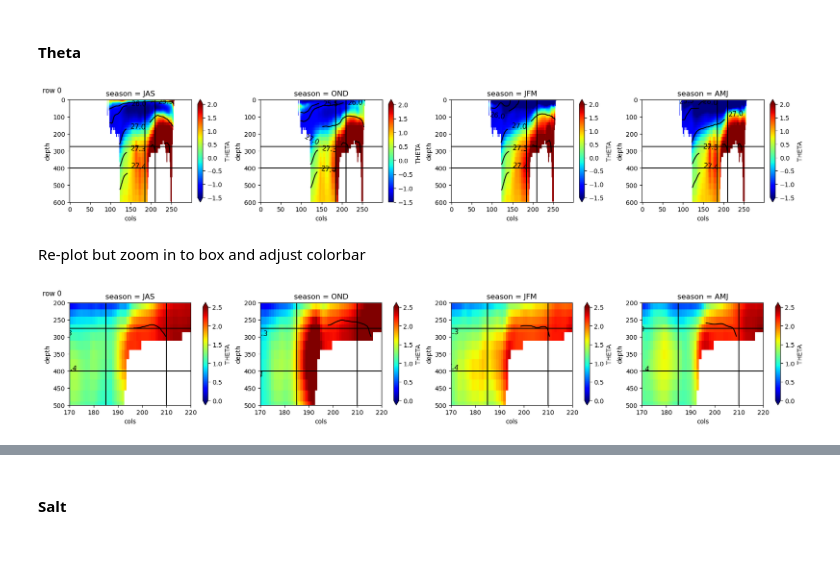
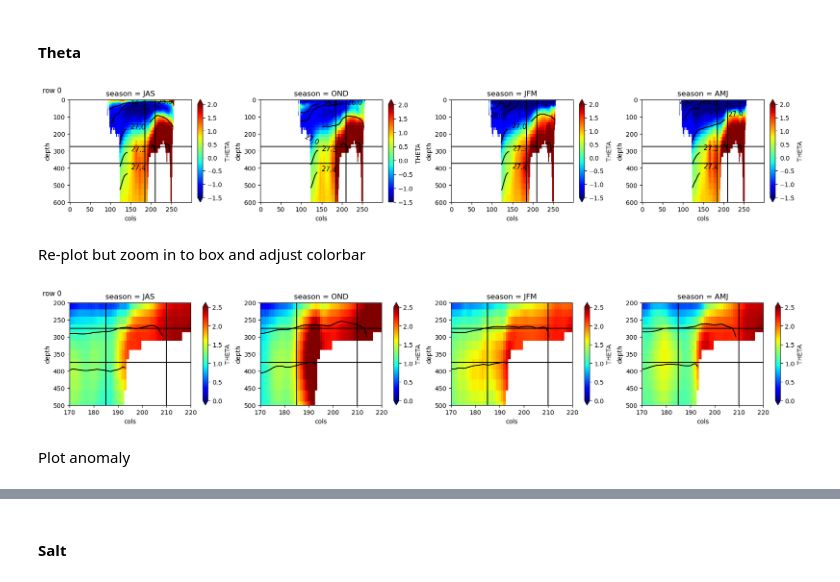
Before and after one commit to mjzahn/OMG_Narwhals_hydrography-manuscript, a Jupyter notebook: 02_analyses-and-plots/ecco_melville/05b_identify_core AW layer_with isopycnals_seasonal.ipynb, the cells around one changed output, grey strips where cells are left out. Drawn from its saved outputs; the diff is of its cells as text; code cells hidden in the pictures; blank space fills up the shorter version.

```diff
--- a/02_analyses-and-plots/ecco_melville/05b_identify_core AW layer_with isopycnals_seasonal.ipynb
+++ b/02_analyses-and-plots/ecco_melville/05b_identify_core AW layer_with isopycnals_seasonal.ipynb
@@ -72,6 +99,15 @@ salt_row075_season = seasonal_mean(salt_row075)
 salt_row100_season = seasonal_mean(salt_row100)
 salt_row125_season = seasonal_mean(salt_row125)
 salt_row150_season = seasonal_mean(salt_row150)
+
+## density
+density_row000_season = seasonal_mean(density_row000)
+density_row025_season = seasonal_mean(density_row025)
+density_row050_season = seasonal_mean(density_row050)
+density_row075_season = seasonal_mean(density_row075)
+density_row100_season = seasonal_mean(density_row100)
+density_row125_season = seasonal_mean(density_row125)
+density_row150_season = seasonal_mean(density_row150)
 # %%
 ## mask values that are not water (i.e., land mask)
 ## theta
@@ -91,5 +127,14 @@ salt_row075_season = salt_row075_season.where(salt_row075_season.SALT>0)
 salt_row100_season = salt_row100_season.where(salt_row100_season.SALT>0)
 salt_row125_season = salt_row125_season.where(salt_row125_season.SALT>0)
 salt_row150_season = salt_row150_season.where(salt_row150_season.SALT>0)
+
+## density
+density_row000_season = density_row000_season.where(salt_row000_season.SALT>0)
+density_row025_season = density_row025_season.where(salt_row025_season.SALT>0)
+density_row050_season = density_row050_season.where(salt_row050_season.SALT>0)
+density_row075_season = density_row075_season.where(salt_row075_season.SALT>0)
+density_row100_season = density_row100_season.where(salt_row100_season.SALT>0)
+density_row125_season = density_row125_season.where(salt_row125_season.SALT>0)
+density_row150_season = density_row150_season.where(salt_row150_season.SALT>0)
 # %%
 theta_row025_season
@@ -113,12 +141,3 @@ Data variables:
-# %%
-# calculate potential density - reference 1000 kgm^(-3)
-density_row000_season = gsw.density.sigma0(salt_row000_season.SALT, theta_row000_season.THETA)
-density_row025_season = gsw.density.sigma0(salt_row025_season.SALT, theta_row025_season.THETA)
-density_row050_season = gsw.density.sigma0(salt_row050_season.SALT, theta_row050_season.THETA)
-density_row075_season = gsw.density.sigma0(salt_row075_season.SALT, theta_row075_season.THETA)
-density_row100_season = gsw.density.sigma0(salt_row100_season.SALT, theta_row100_season.THETA)
-density_row125_season = gsw.density.sigma0(salt_row125_season.SALT, theta_row125_season.THETA)
-density_row150_season = gsw.density.sigma0(salt_row150_season.SALT, theta_row150_season.THETA)
 # %% [markdown]
 ### Identify core of AW layer
 # %%
@@ -142,34 +161,36 @@ for i,ax in zip(season,[ax1,ax2,ax3,ax4]):
     ax.set_ylim(600,0);
 
     ax.axhline(y=275,color='k')
-    ax.axhline(y=400,color='k')
+    ax.axhline(y=375,color='k')
     ax.axvline(x=185,color='k')
     ax.axvline(x=210,color='k');
 
 plt.suptitle("row 0",x=0, y=1.01, horizontalalignment='left', verticalalignment='top', fontsize = 11);
 # %% [output]
-[figure, old version]
+[figure, new version]
 # %% [markdown]
 Re-plot but zoom in to box and adjust colorbar
 # %%
 plt.rcParams['figure.figsize'] = [17, 3]
 plt.rcParams['figure.constrained_layout.use'] = True
 
 fig, (ax1,ax2,ax3,ax4) = plt.subplots(1,4)
 for i,ax in zip(season,[ax1,ax2,ax3,ax4]):
     theta_row000_season.THETA.sel(season=i).plot(ax=ax,cmap='jet',vmin=0,vmax=2.5)
     # density_row000_season.sel(season=i).plot.contour(ax=ax,colors='k')
-    plt.clabel(density_row000_season.sel(season=i).plot.contour(ax=ax,colors='k',levels=density_levels), inline=True, fontsize=11)
+    density_row000_season.sel(season=i).plot.contour(ax=ax,colors='k',levels=density_levels)
     ax.set_ylim(600,0);
 
     ax.axhline(y=275,color='k')
-    ax.axhline(y=400,color='k')
+    ax.axhline(y=375,color='k')
     ax.axvline(x=185,color='k')
     ax.axvline(x=210,color='k');
 
     ax.set_xlim(170,220)
     ax.set_ylim(500,200)
 
 plt.suptitle("row 0",x=0, y=1.01, horizontalalignment='left', verticalalignment='top', fontsize = 11);
 # %% [output]
-[figure, old version]
+[figure, new version]
+# %% [markdown]
+Plot anomaly
```
Also changed, not shown: parts of 53 cells of this notebook, 10 other files.
